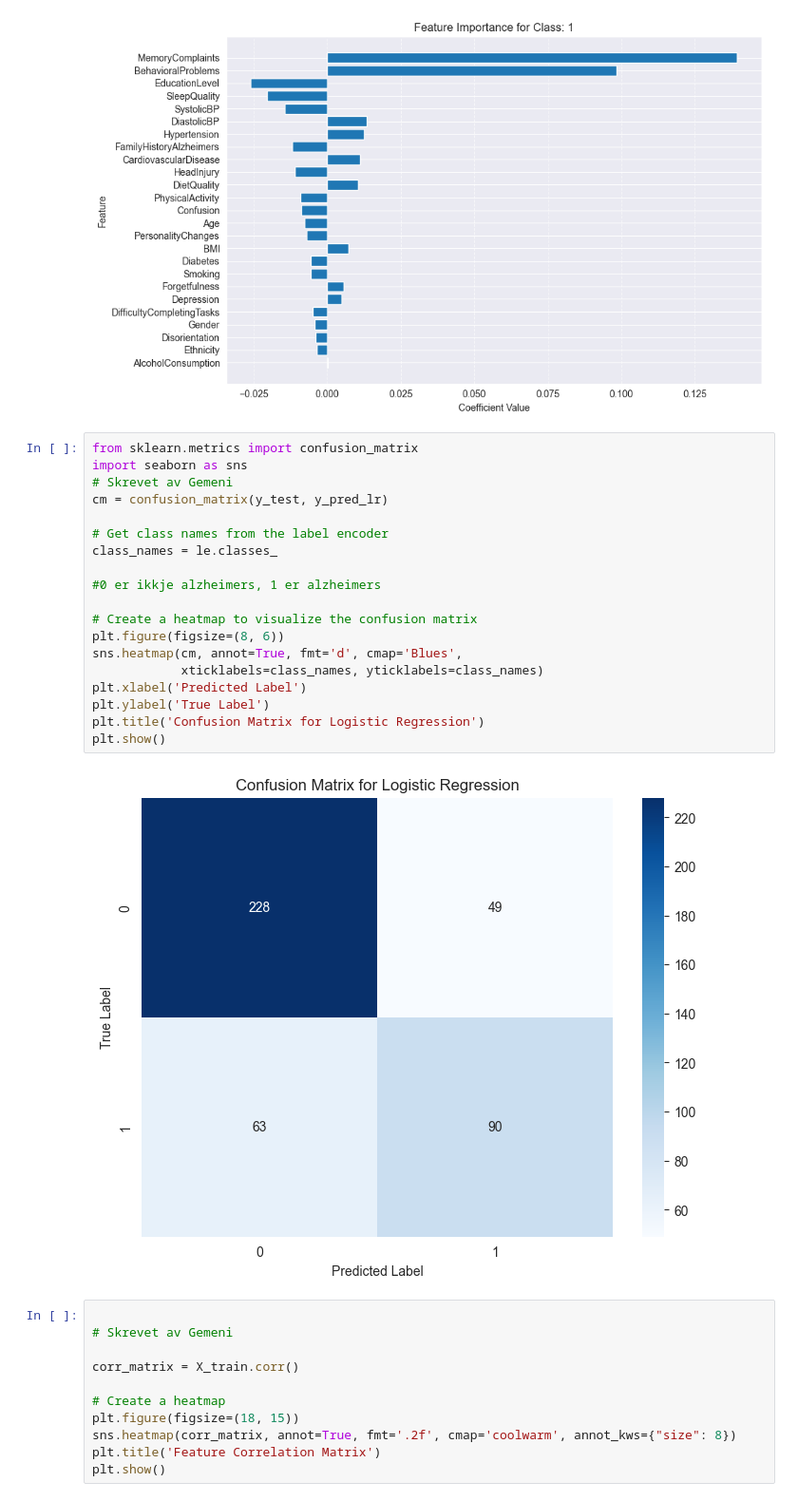
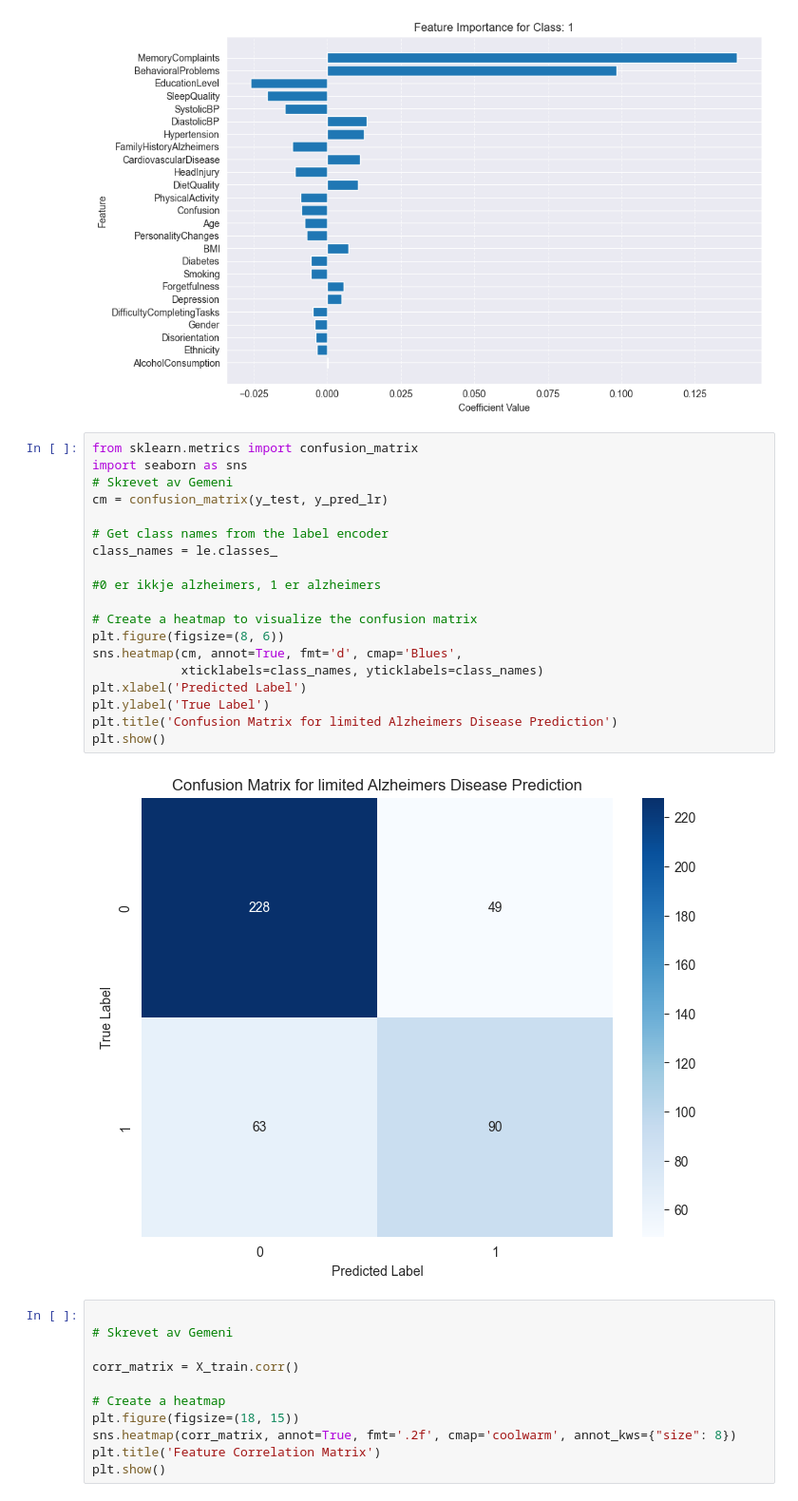
Before and after one commit to h676669/ML-assignment-2, a Jupyter notebook: sleep_disorder_detection.ipynb, the cells around one changed output. Shown at 95% size. Saved outputs shown, nothing was run; the diff lists cells and outputs as text.

```diff
--- a/sleep_disorder_detection.ipynb
+++ b/sleep_disorder_detection.ipynb
@@ -409,24 +409,24 @@ plt.show()
 # %%
 from sklearn.metrics import confusion_matrix
 import seaborn as sns
 # Skrevet av Gemeni
 cm = confusion_matrix(y_test, y_pred_lr)
 
 # Get class names from the label encoder
 class_names = le.classes_
 
 #0 er ikkje alzheimers, 1 er alzheimers
 
 # Create a heatmap to visualize the confusion matrix
 plt.figure(figsize=(8, 6))
 sns.heatmap(cm, annot=True, fmt='d', cmap='Blues',
             xticklabels=class_names, yticklabels=class_names)
 plt.xlabel('Predicted Label')
 plt.ylabel('True Label')
-plt.title('Confusion Matrix for Logistic Regression')
+plt.title('Confusion Matrix for limited Alzheimers Disease Prediction')
 plt.show()
 # %% [output]
-[figure, old version]
+[figure, new version]
 # %%
 
 # Skrevet av Gemeni
```
Also changed, not shown: parts of 2 cells of this notebook, 1 other file.
